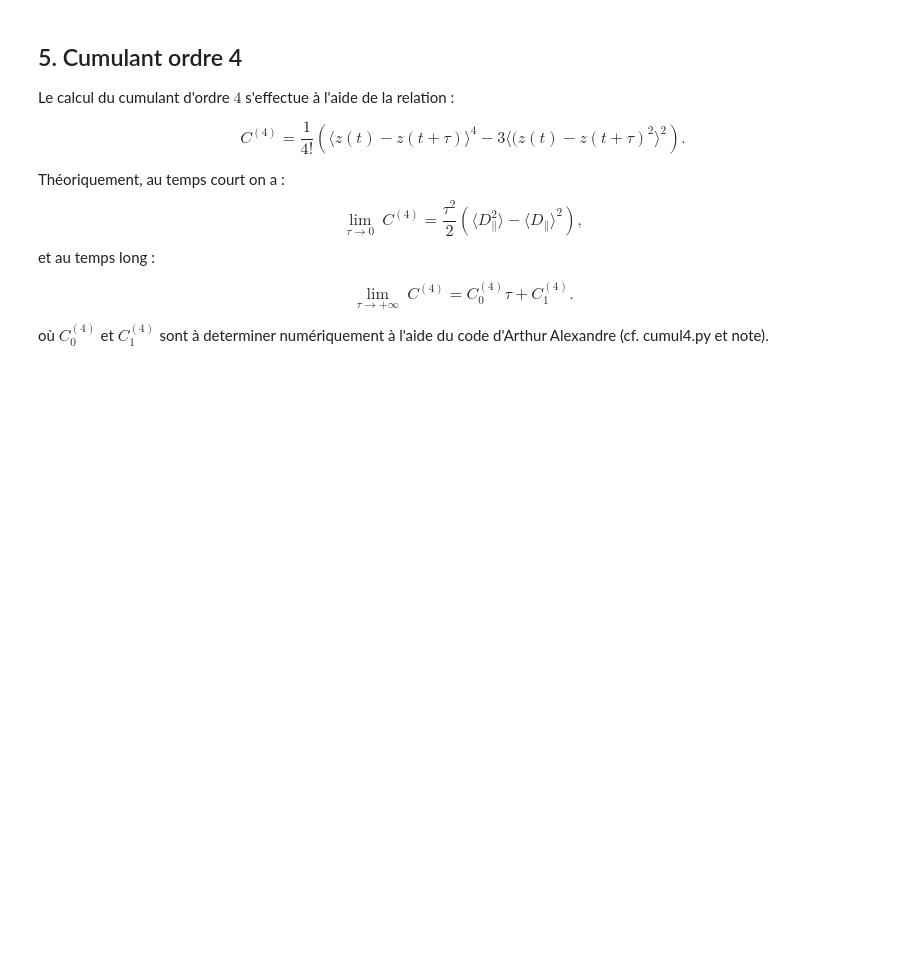
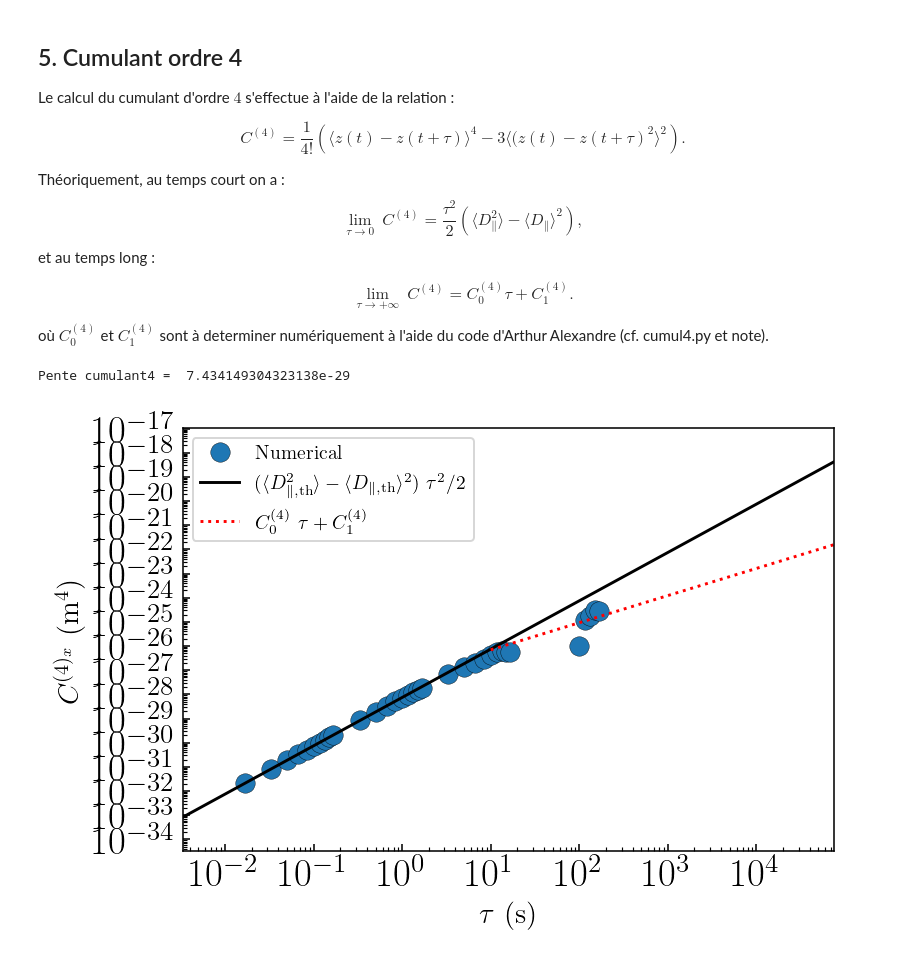
Before and after one commit to ElodieMillan/Brownian-particle-near-wall, a Jupyter notebook: Results/10-21/Overd-RigidWall/Analyse_Overd-Rigid-Wall-CYTHON(longTraj).ipynb, the cells around one changed output. Cells and saved outputs as stored; diff of their text form; code cells hidden in the pictures; blank space fills up the shorter version.

Commit message:
Cython ok, voir cumulant4

```diff
--- a/Results/10-21/Overd-RigidWall/Analyse_Overd-Rigid-Wall-CYTHON(longTraj).ipynb
+++ b/Results/10-21/Overd-RigidWall/Analyse_Overd-Rigid-Wall-CYTHON(longTraj).ipynb
@@ -106,14 +88,14 @@ ImportError: Building module RigidWallOverdampedLangevin3D_cython failed: ["dist
 ## 1. Calcul trajectoire avec code origine
 # %%
 dt = 1/60
-Nt = 50000000
+Nt = 100000000
 a = 1.5e-6
 rho = 1050
 r0 = (0., 0., 1.5e-6)
 
+simu = RigidWallOverdampedLangevin3D(dt=dt, Nt=Nt, R=a, rho=rho, x0=r0)
+simu.trajectory()   #%timeit
 
-simu = RigidWallOverdampedLangevin3D(dt=dt, Nt=Nt, R=a, rho=rho, x0=r0)
-simu.trajectory()
 
 Rs = np.zeros([Nt, 3])
 
@@ -235,0 +198,6 @@ simu.Cumulant4(axis="x", plot=True, output=False)
+# %%
+
+tau, c4 = simu.Cumulant4(axis="x", plot=True, output=True)
+# %% [output]
+Pente cumulant4 =  7.434149304323138e-29
+[figure, added]
```
Also changed, not shown: parts of 15 cells of this notebook, 22 other files.
